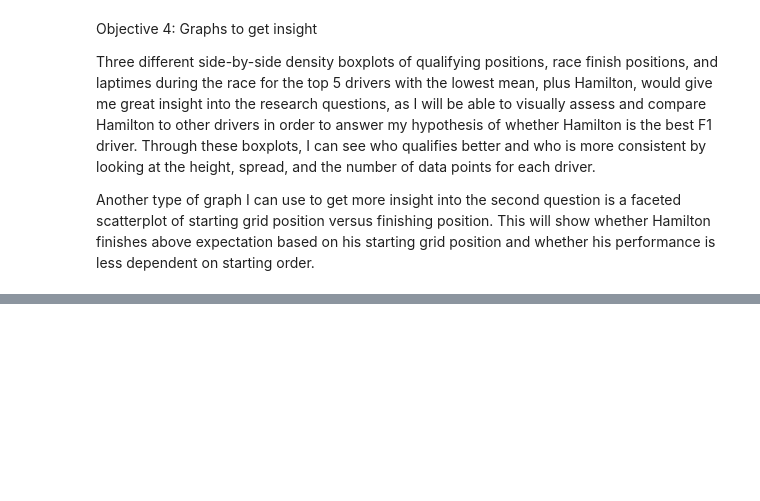
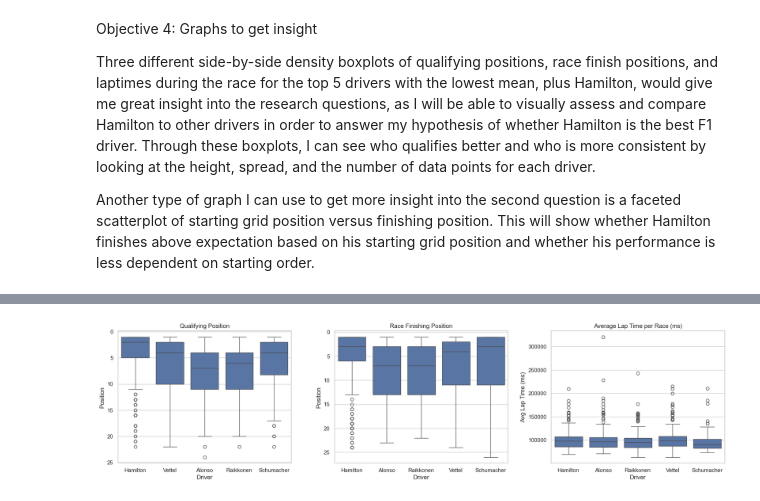
Before and after one commit to TejShah01/BIOS-584, a Jupyter notebook: Final Project.ipynb, the cells around one changed output, grey strips where cells are left out. Cells and saved outputs as stored; diff of their text form; code cells hidden in the pictures; blank space fills up the shorter version.

```diff
--- a/Final Project.ipynb
+++ b/Final Project.ipynb
@@ -76,0 +294,44 @@ Another type of graph I can use to get more insight into the second question is
+# %%
+drivers_short = drivers[["driverId", "surname"]].rename(columns={"surname": "Driver"})
+drivers_short["Driver"] = drivers_short["Driver"].replace(
+    {"R√§ikk√∂nen": "Raikkonen", "Raikkonen": "Raikkonen"}
+)
+
+quali_top = quali[quali["driverId"].isin(target_ids)].merge(
+    drivers_short, on="driverId", how="left"
+)
+
+race_top = race_result[race_result["driverId"].isin(target_ids)].merge(
+    drivers_short, on="driverId", how="left"
+)
+
+avg_laps = (
+    lap_time.groupby(["raceId", "driverId"])["milliseconds"]
+    .mean()
+    .reset_index(name="avg_lap")
+)
+
+pace_top = avg_laps[avg_laps["driverId"].isin(target_ids)].merge(
+    drivers_short, on="driverId", how="left"
+)
+# %%
+fig, axes = plt.subplots(1,3, figsize=(18, 5))
+
+sns.boxplot(data=quali_top, x="Driver", y="position", ax=axes[0])
+axes[0].set_title("Qualifying Position")
+axes[0].set_ylabel("Position")
+axes[0].invert_yaxis()
+
+sns.boxplot(data=race_top, x="Driver", y="positionOrder", ax=axes[1])
+axes[1].set_title("Race Finishing Position")
+axes[1].set_ylabel("Position")
+axes[1].invert_yaxis()
+
+sns.boxplot(data=pace_top, x="Driver", y="avg_lap", ax=axes[2])
+axes[2].set_title("Average Lap Time per Race (ms)")
+axes[2].set_ylabel("Avg Lap Time (ms)")
+
+plt.tight_layout(pad=2)
+plt.show()
+# %% [output]
+[figure, added]
```
Also changed, not shown: parts of 10 cells of this notebook, 1 other file.
